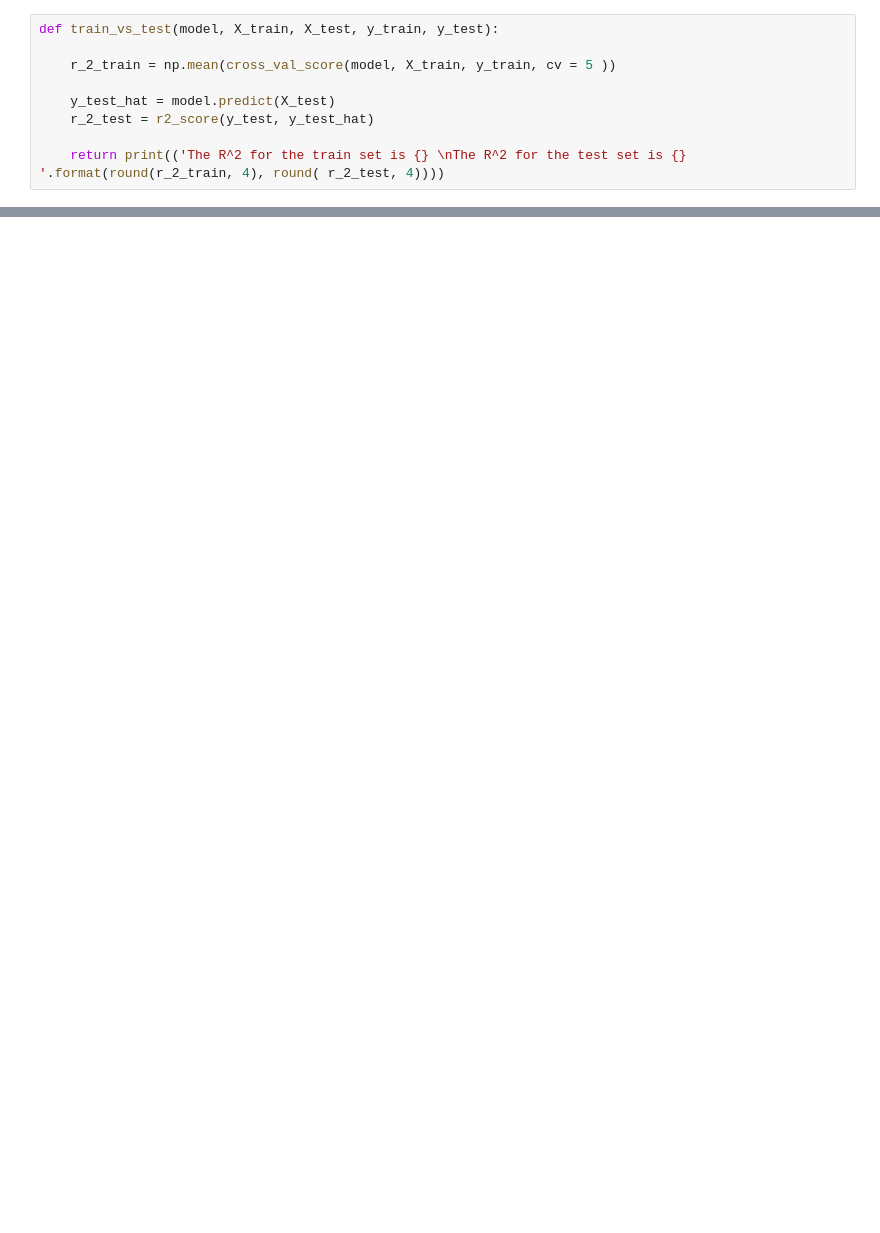
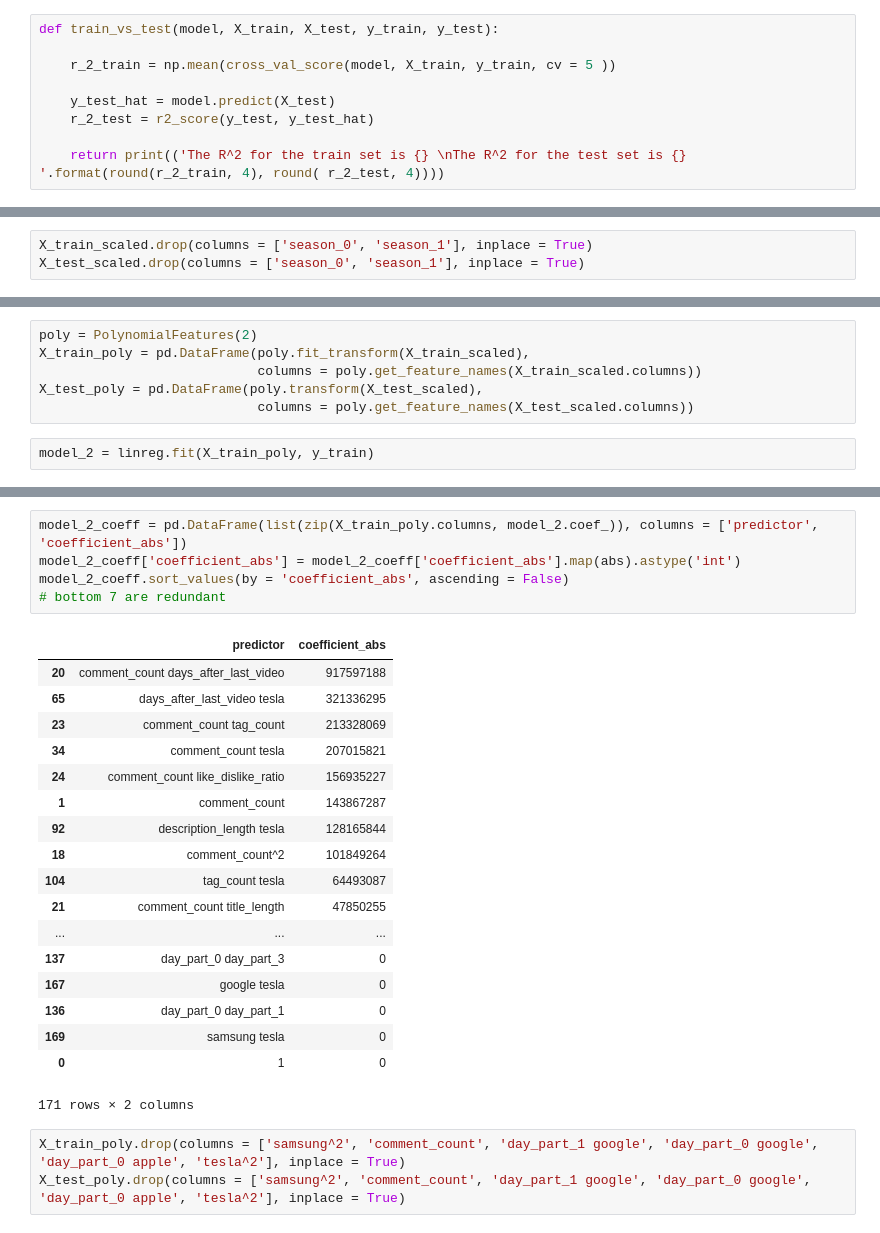
Before and after one commit to Carterbouley/flatiron-mod_4, a Jupyter notebook: Regression Analysis.ipynb, the cells around one changed output, grey strips where cells are left out. Drawn from its saved outputs; the diff is of its cells as text; blank space fills up the shorter version.

```diff
--- a/Regression Analysis.ipynb
+++ b/Regression Analysis.ipynb
@@ -194,0 +154,3 @@ The R^2 for the test set is -0.7355
+# %%
+X_train_scaled.drop(columns = ['season_0', 'season_1'], inplace = True)
+X_test_scaled.drop(columns = ['season_0', 'season_1'], inplace = True)
@@ -194,0 +159,8 @@ The R^2 for the test set is -0.7355
+# %%
+poly = PolynomialFeatures(2)
+X_train_poly = pd.DataFrame(poly.fit_transform(X_train_scaled),
+                            columns = poly.get_feature_names(X_train_scaled.columns))
+X_test_poly = pd.DataFrame(poly.transform(X_test_scaled),
+                            columns = poly.get_feature_names(X_test_scaled.columns))
+# %%
+model_2 = linreg.fit(X_train_poly, y_train)
@@ -194,0 +173,27 @@ The R^2 for the test set is -0.7355
+# %%
+model_2_coeff = pd.DataFrame(list(zip(X_train_poly.columns, model_2.coef_)), columns = ['predictor', 'coefficient_abs'])
+model_2_coeff['coefficient_abs'] = model_2_coeff['coefficient_abs'].map(abs).astype('int')
+model_2_coeff.sort_values(by = 'coefficient_abs', ascending = False)
+# bottom 7 are redundant
+# %% [output]
+|  | predictor | coefficient_abs |
+| 20 | comment_count days_after_last_video | 917597188 |
+| 65 | days_after_last_video tesla | 321336295 |
+| 23 | comment_count tag_count | 213328069 |
+| 34 | comment_count tesla | 207015821 |
+| 24 | comment_count like_dislike_ratio | 156935227 |
+| 1 | comment_count | 143867287 |
+| 92 | description_length tesla | 128165844 |
+| 18 | comment_count^2 | 101849264 |
+| 104 | tag_count tesla | 64493087 |
+| 21 | comment_count title_length | 47850255 |
+| ... | ... | ... |
+| 137 | day_part_0 day_part_3 | 0 |
+| 167 | google tesla | 0 |
+| 136 | day_part_0 day_part_1 | 0 |
+| 169 | samsung tesla | 0 |
+| 0 | 1 | 0 |
+171 rows × 2 columns
+# %%
+X_train_poly.drop(columns = ['samsung^2', 'comment_count', 'day_part_1 google', 'day_part_0 google', 'day_part_0 apple', 'tesla^2'], inplace = True)
+X_test_poly.drop(columns = ['samsung^2', 'comment_count', 'day_part_1 google', 'day_part_0 google', 'day_part_0 apple', 'tesla^2'], inplace = True)
```
Also changed, not shown: parts of 21 cells of this notebook.
